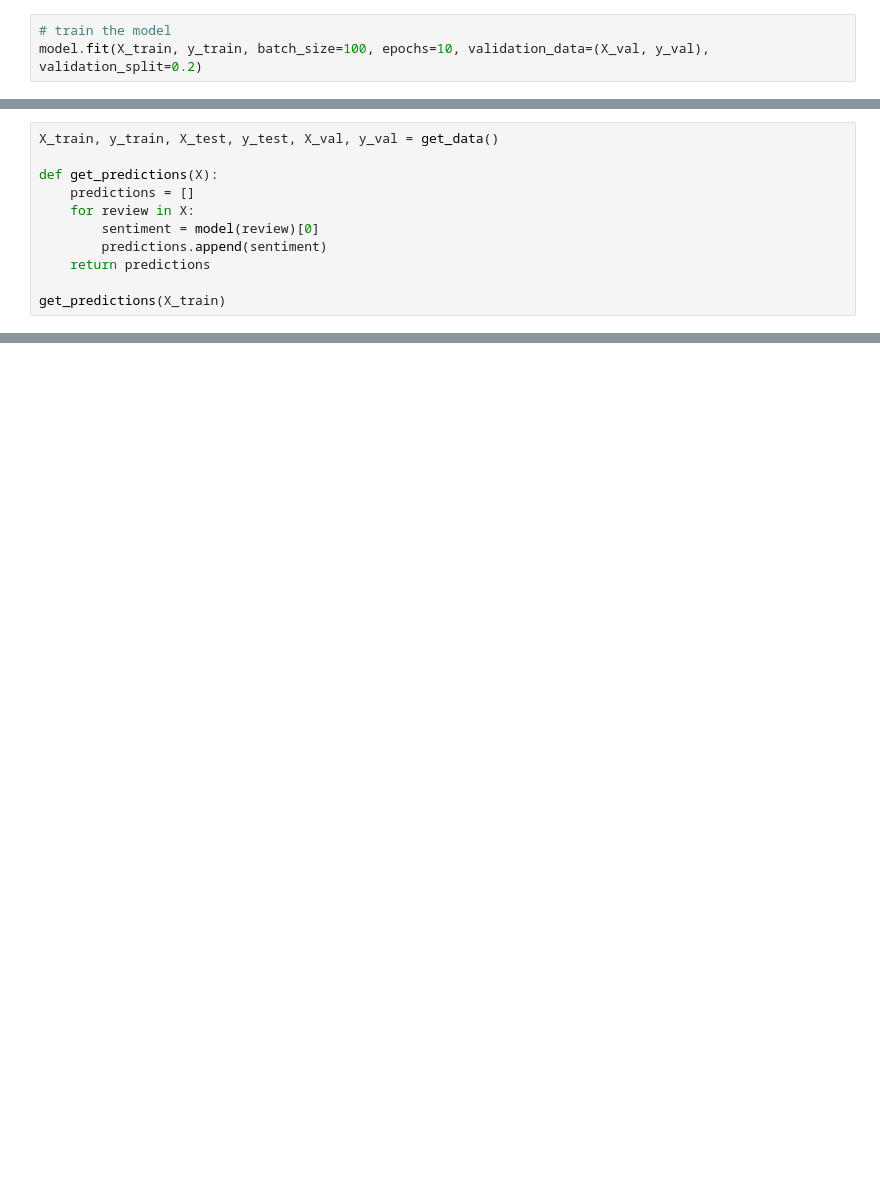
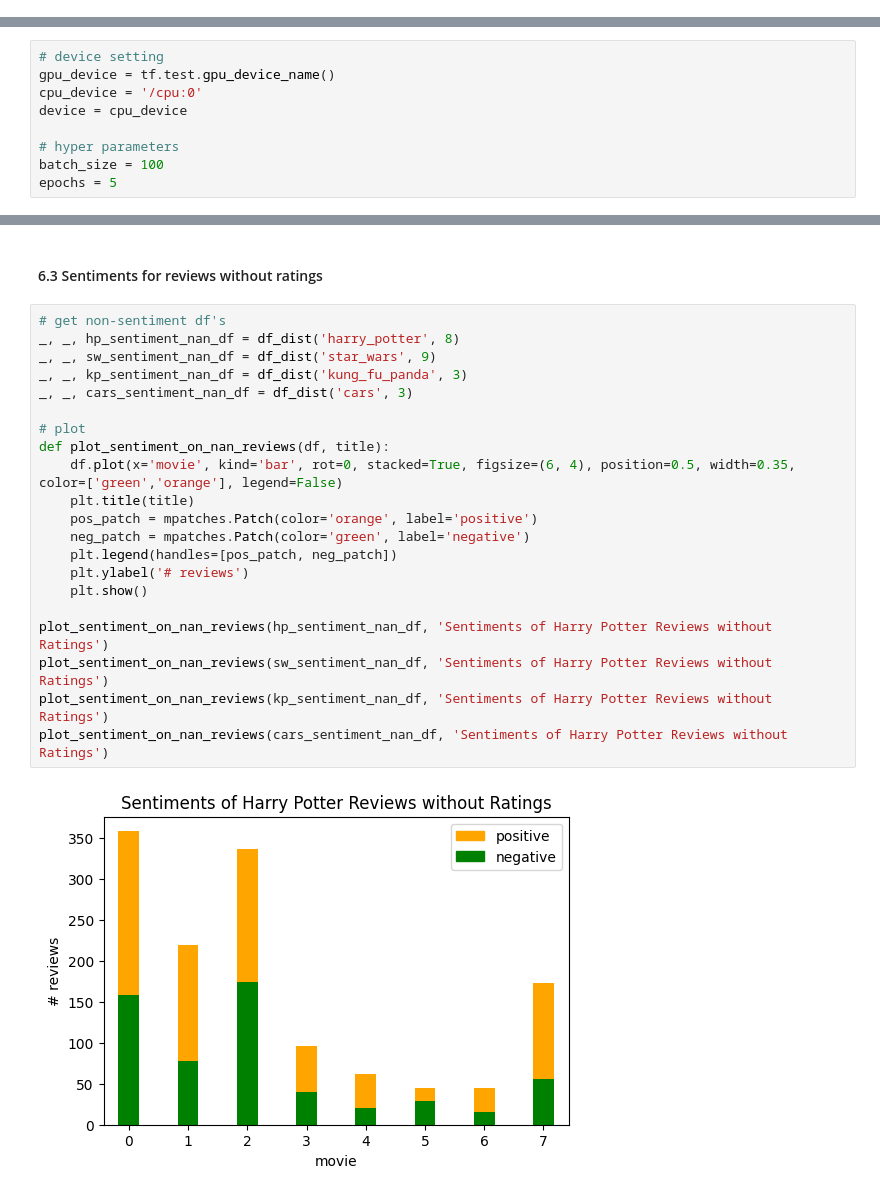
Before and after one commit to jcheigh/Sequels-Sentiment-Analysis, a Jupyter notebook: main.ipynb, the cells around one changed output, grey strips where cells are left out. Saved outputs shown, nothing was run; the diff lists cells and outputs as text; blank space fills up the shorter version.

```diff
--- a/main.ipynb
+++ b/main.ipynb
@@ -252,3 +0,0 @@ model.compile(
-# %%
-# train the model
-model.fit(X_train, y_train, batch_size=100, epochs=10, validation_data=(X_val, y_val), validation_split=0.2)
@@ -450,11 +0,0 @@ You should probably TRAIN this model on a down-stream task to be able to use it
-# %%
-X_train, y_train, X_test, y_test, X_val, y_val = get_data()
-
-def get_predictions(X):
-    predictions = []
-    for review in X:
-        sentiment = model(review)[0]
-        predictions.append(sentiment)
-    return predictions
-
-get_predictions(X_train)
@@ -483,0 +252,9 @@ Name: text, Length: 25000, dtype: object
+# %%
+# device setting
+gpu_device = tf.test.gpu_device_name()
+cpu_device = '/cpu:0'
+device = cpu_device
+
+# hyper parameters
+batch_size = 100
+epochs = 5
@@ -483,0 +631,25 @@ Name: text, Length: 25000, dtype: object
+# %% [markdown]
+#### 6.3 Sentiments for reviews without ratings
+# %%
+# get non-sentiment df's
+_, _, hp_sentiment_nan_df = df_dist('harry_potter', 8)
+_, _, sw_sentiment_nan_df = df_dist('star_wars', 9)
+_, _, kp_sentiment_nan_df = df_dist('kung_fu_panda', 3)
+_, _, cars_sentiment_nan_df = df_dist('cars', 3)
+
+# plot
+def plot_sentiment_on_nan_reviews(df, title):
+    df.plot(x='movie', kind='bar', rot=0, stacked=True, figsize=(6, 4), position=0.5, width=0.35, color=['green','orange'], legend=False)
+    plt.title(title)
+    pos_patch = mpatches.Patch(color='orange', label='positive')
+    neg_patch = mpatches.Patch(color='green', label='negative')
+    plt.legend(handles=[pos_patch, neg_patch])
+    plt.ylabel('# reviews')
+    plt.show()
+
+plot_sentiment_on_nan_reviews(hp_sentiment_nan_df, 'Sentiments of Harry Potter Reviews without Ratings')
+plot_sentiment_on_nan_reviews(sw_sentiment_nan_df, 'Sentiments of Harry Potter Reviews without Ratings')
+plot_sentiment_on_nan_reviews(kp_sentiment_nan_df, 'Sentiments of Harry Potter Reviews without Ratings')
+plot_sentiment_on_nan_reviews(cars_sentiment_nan_df, 'Sentiments of Harry Potter Reviews without Ratings')
+# %% [output]
+[figure, added]
```
Also changed, not shown: parts of 85 cells of this notebook, 55 other files.
